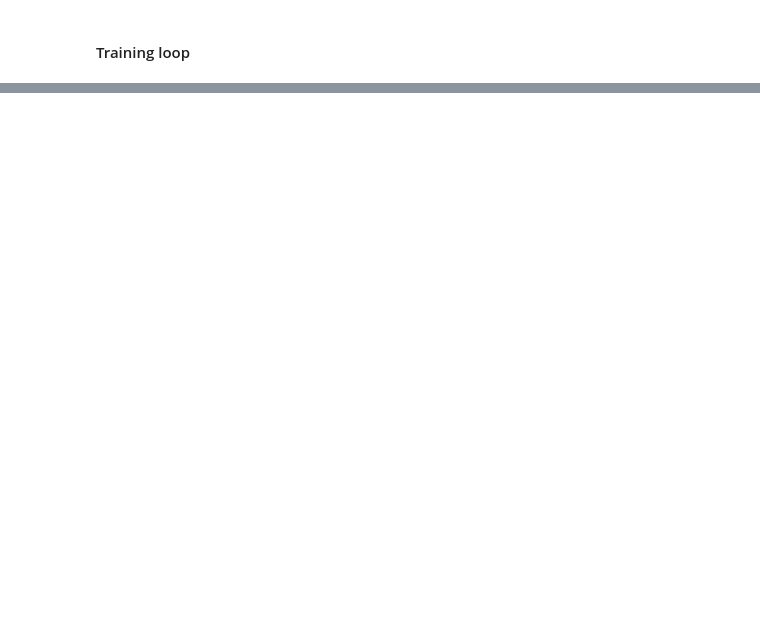
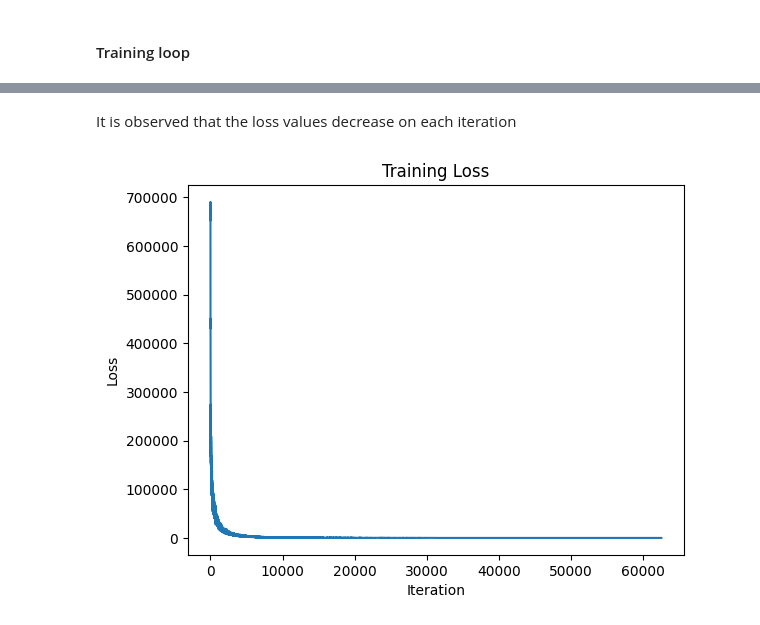
Before and after one commit to Warren-SJ/Image-Assignment-3, a Jupyter notebook: 210236P_a03.ipynb, the cells around one changed output, grey strips where cells are left out. Cells and saved outputs as stored; diff of their text form; code cells hidden in the pictures; blank space fills up the shorter version.

```diff
--- a/210236P_a03.ipynb
+++ b/210236P_a03.ipynb
@@ -139,3 +185,13 @@ for t in range(iterations) :
+# %% [markdown]
+It is observed that the loss values decrease on each iteration
+# %%
+plt.plot(loss_history)
+plt.xlabel('Iteration')
+plt.ylabel('Loss')
+plt.title('Training Loss')
+plt.show()
+# %% [output]
+[figure, added]
 # %%
 del w1, b1, w2, b2, x_train, y_train_onehot, y_pred, loss, dy_pred, dhidden, dw2, db2, dw1, db1
 gc.collect()
```
Also changed, not shown: parts of 54 cells of this notebook.
